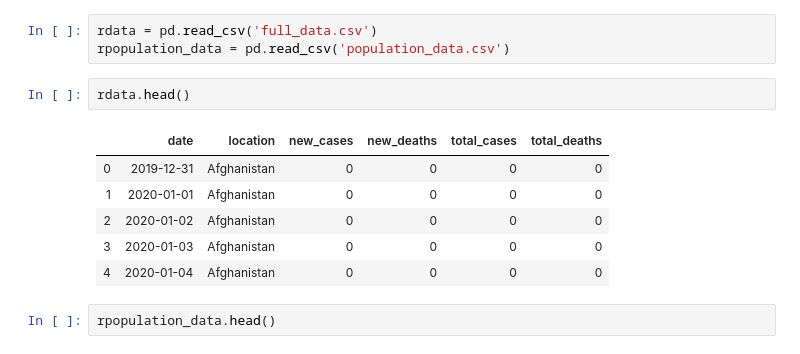
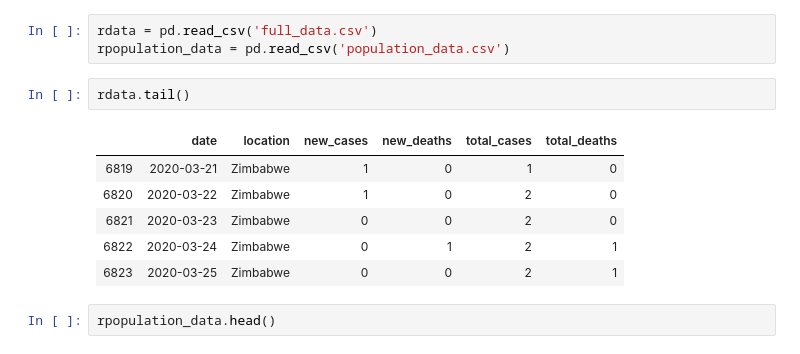
Before and after one commit to ambreen2006/Covid-19-Analysis, a Jupyter notebook: Covid-19-per-capita.ipynb, the cells around one changed output. Cells and saved outputs as stored; diff of their text form.

```diff
--- a/Covid-19-per-capita.ipynb
+++ b/Covid-19-per-capita.ipynb
@@ -29,14 +29,14 @@ with open('full_data.csv', 'wb') as fd:
 rdata = pd.read_csv('full_data.csv')
 rpopulation_data = pd.read_csv('population_data.csv')
 # %%
-rdata.head()
+rdata.tail()
 # %% [output]
 |  | date | location | new_cases | new_deaths | total_cases | total_deaths |
-| 0 | 2019-12-31 | Afghanistan | 0 | 0 | 0 | 0 |
-| 1 | 2020-01-01 | Afghanistan | 0 | 0 | 0 | 0 |
-| 2 | 2020-01-02 | Afghanistan | 0 | 0 | 0 | 0 |
-| 3 | 2020-01-03 | Afghanistan | 0 | 0 | 0 | 0 |
-| 4 | 2020-01-04 | Afghanistan | 0 | 0 | 0 | 0 |
+| 6819 | 2020-03-21 | Zimbabwe | 1 | 0 | 1 | 0 |
+| 6820 | 2020-03-22 | Zimbabwe | 1 | 0 | 2 | 0 |
+| 6821 | 2020-03-23 | Zimbabwe | 0 | 0 | 2 | 0 |
+| 6822 | 2020-03-24 | Zimbabwe | 0 | 1 | 2 | 1 |
+| 6823 | 2020-03-25 | Zimbabwe | 0 | 0 | 2 | 1 |
 # %%
 rpopulation_data.head()
 # %% [output]
```
Also changed, not shown: parts of 1 cell of this notebook, 1 other file.
